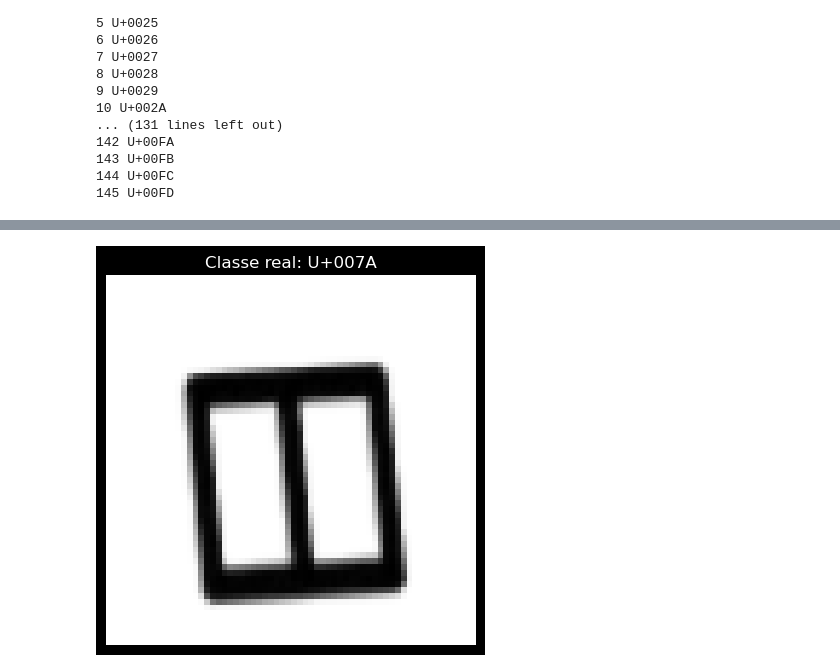
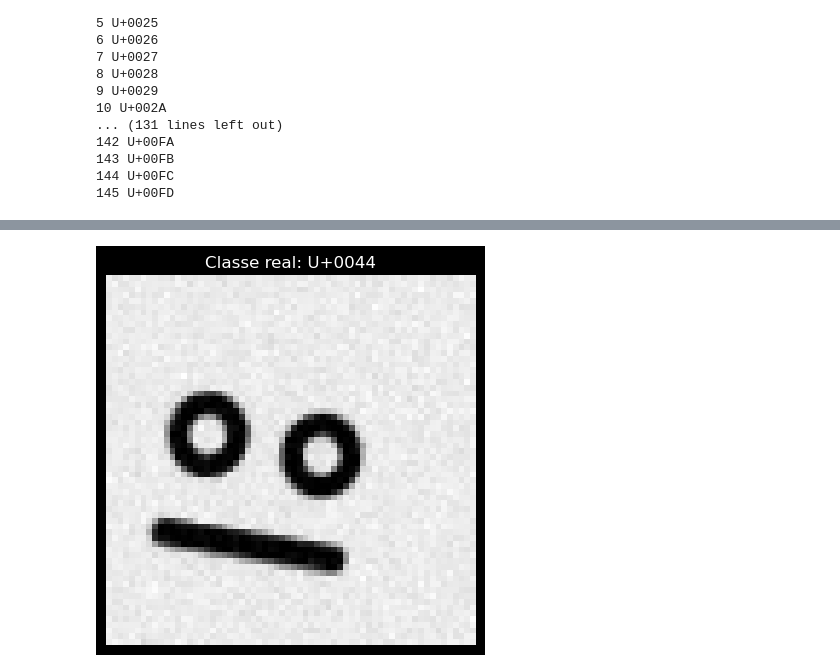
Before and after one commit to maxwellamaral/OCR_ELiS, a Jupyter notebook: notebooks/prediction.ipynb, the cells around one changed output, grey strips where cells are left out. Saved outputs shown, nothing was run; the diff lists cells and outputs as text; code cells hidden in the pictures.

Commit message:
adequada a predição para conversão de unicode para inteiro

```diff
--- a/notebooks/prediction.ipynb
+++ b/notebooks/prediction.ipynb
@@ -89,3 +127,12 @@ Nomes das classes carregados: 146 classes.
+# %%
+
+# DATASET_DIR = 'dataset'
+IMG_HEIGHT = 64
+IMG_WIDTH = 64
+
+SYMBOL_UNICODE = 'U+0044'  # Exemplo: 'U+0044' para 'D'
+
+SYMBOL_INDEX = uplus_to_index_int(SYMBOL_UNICODE, base=0x0021)
 # %%
 '''Teste rápido de previsão'''
 
@@ -94,7 +141,7 @@ model = tf.keras.models.load_model(MODEL_SAVE_PATH)
 print("\nModelo carregado para teste de previsão.")
 
 # Carrega uma imagem de teste
-test_image_path = os.path.join(DATASET_DIR, 'test', class_names[85])
+test_image_path = os.path.join(DATASET_DIR, 'test', class_names[SYMBOL_INDEX])
 
 # Exibe algumas imagens de teste
 plt.figure(figsize=(10, 10))
@@ -113,18 +158,18 @@ Modelo carregado para teste de previsão.
 # %%
 # Selecionar e exibir imagem de teste
 sample_idx = 20
 sample_image_path = os.path.join(test_image_path, os.listdir(test_image_path)[sample_idx])
 sample_image = tf.keras.preprocessing.image.load_img(
     sample_image_path,
     target_size=(IMG_HEIGHT, IMG_WIDTH),
     color_mode='grayscale'
 )
 plt.imshow(sample_image, cmap='gray')
-plt.title(f"Classe real: {class_names[85]}")
+plt.title(f"Classe real: {class_names[SYMBOL_INDEX]}")
 plt.axis('off')
 plt.show()
 # %% [output]
-[figure, old version]
+[figure, new version]
 # %%
 # CORREÇÃO: Preparar imagem para previsão (SEM normalização manual)
 input_arr = tf.keras.preprocessing.image.img_to_array(sample_image)
```
Also changed, not shown: parts of 4 cells of this notebook.
